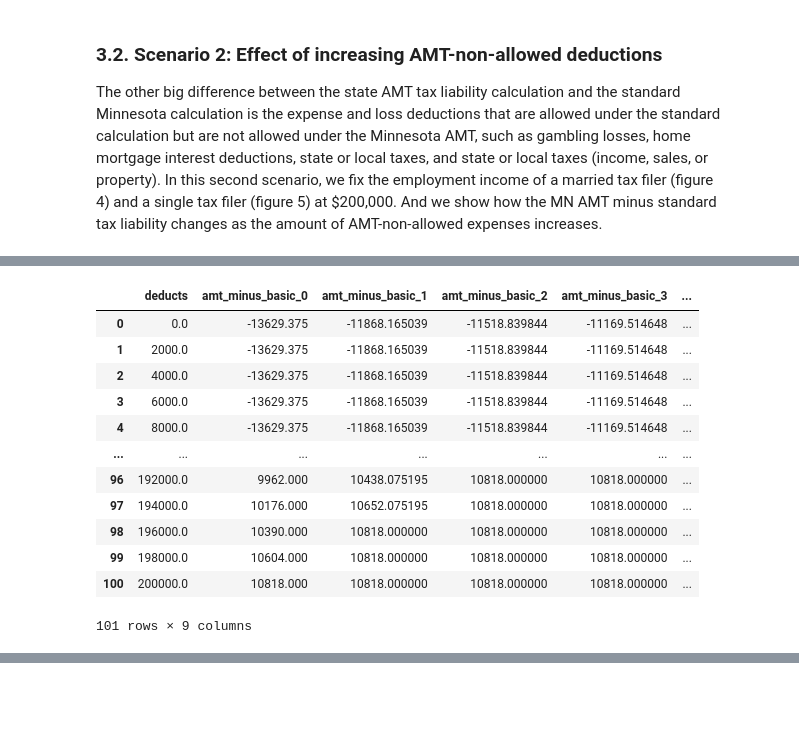
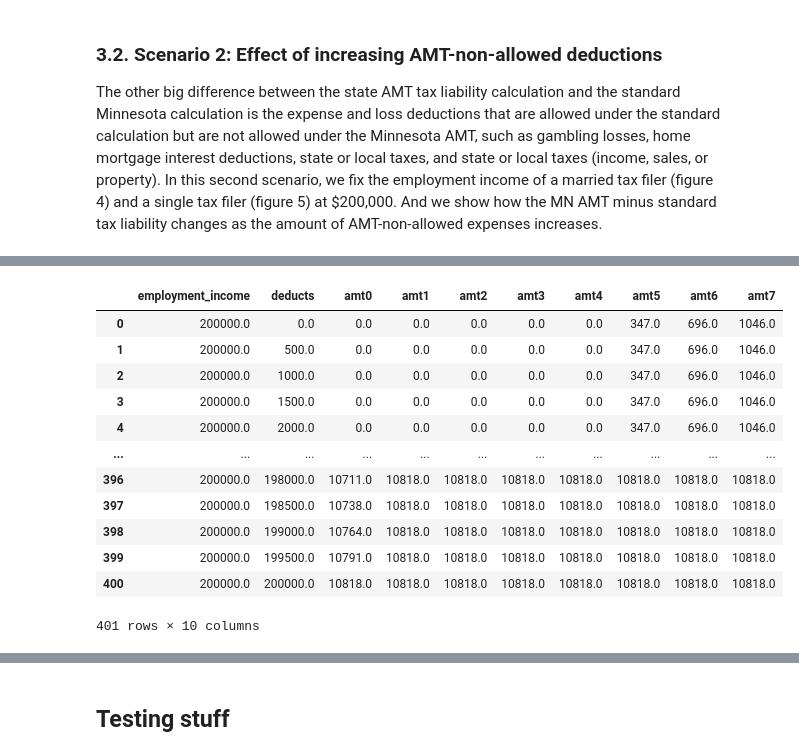
Before and after one commit to TheCGO/MN-AMT, a Jupyter notebook: MN_AMT.ipynb, the cells around one changed output, grey strips where cells are left out. Drawn from its saved outputs; the diff is of its cells as text; code cells hidden in the pictures; blank space fills up the shorter version.

```diff
--- a/MN_AMT.ipynb
+++ b/MN_AMT.ipynb
@@ -559,13 +560,12 @@ def make_tax(adults, children):
         mn_gambling_loss_deduction=100_000
     )
     sim.add_household(name="household", members=members, state_code="MN")
-    sim.vary("employment_income", max=600_000, step=2_000)
+    sim.vary("employment_income", max=600_000, step=500)
     employment_income = sim.calc("employment_income")[0]
     state_income_tax = sim.calc("state_income_tax")[0].round()
     mtr = sim.deriv("state_income_tax", "employment_income", wrt_target="head")
     amt = sim.calc("mn_amt")[0]
     basic_tax = sim.calc("mn_basic_tax")[0]
-    amt_minus_basic = amt - basic_tax
     return pd.DataFrame(
         dict(
             employment_income=employment_income,
@@ -573,7 +573,6 @@ def make_tax(adults, children):
             mtr=mtr,
             amt=amt,
             basic_tax=basic_tax,
-            amt_minus_basic=amt_minus_basic,
             adults=adults,
             children=str(children),
         )
@@ -590,11 +589,11 @@ for num_children in range (0, 8):
     cds_mar_list.append(ColumnDataSource(df))
 
 # Merge files together to make one simple .csv source file fig2_source.csv
-df_fig2_source = df_mar_list[0][["employment_income", "amt_minus_basic"]]
-df_fig2_source.rename(columns={"amt_minus_basic": "amt_minus_basic_0"}, inplace=True)
+df_fig2_source = df_mar_list[0][["employment_income", "amt"]]
+df_fig2_source.rename(columns={"amt": "amt0"}, inplace=True)
 for num_children in range (1, 8):
-    df_fig2_source["amt_minus_basic_" + str(num_children)] = \
-        df_mar_list[num_children]["amt_minus_basic"]
+    df_fig2_source["amt" + str(num_children)] = \
+        df_mar_list[num_children]["amt"]
 df_fig2_source.to_csv('./data/fig2_source.csv', index=False)
 df_fig2_source
 # %% [output]
@@ -622,11 +621,11 @@ for num_children in range (0, 8):
     cds_sngl_list.append(ColumnDataSource(df))
 
 # Merge files together to make one simple .csv source file fig3_source.csv
-df_fig3_source = df_sngl_list[0][["employment_income", "amt_minus_basic"]]
-df_fig3_source.rename(columns={"amt_minus_basic": "amt_minus_basic_0"}, inplace=True)
+df_fig3_source = df_sngl_list[0][["employment_income", "amt"]]
+df_fig3_source.rename(columns={"amt": "amt0"}, inplace=True)
 for num_children in range (1, 8):
-    df_fig3_source["amt_minus_basic_" + str(num_children)] = \
-        df_sngl_list[num_children]["amt_minus_basic"]
+    df_fig3_source["amt" + str(num_children)] = \
+        df_sngl_list[num_children]["amt"]
 df_fig3_source.to_csv('./data/fig3_source.csv', index=False)
 df_fig3_source
 # %% [output]
@@ -1047,13 +1044,12 @@ def make_tax_2(adults, children):
     sim.add_tax_unit(name="tax_unit", members=members, premium_tax_credit=0)
     sim.add_household(name="household", members=members, state_code="MN")
     employment_income = sim.calc("employment_income")[0].round()
-    sim.vary("mn_other_itemized_deductions", max=200_000, step=2_000)
+    sim.vary("mn_other_itemized_deductions", max=200_000, step=500)
     deducts = sim.calc("mn_other_itemized_deductions")[0]
     state_income_tax = sim.calc("state_income_tax")[0].round()
     mtr = sim.deriv("state_income_tax", "employment_income", wrt_target="head")
     amt = sim.calc("mn_amt")[0]
     basic_tax = sim.calc("mn_basic_tax")[0]
-    amt_minus_basic = amt - basic_tax
     return pd.DataFrame(
         dict(
             employment_income=employment_income,
@@ -1062,7 +1058,6 @@ def make_tax_2(adults, children):
             mtr=mtr,
             amt=amt,
             basic_tax=basic_tax,
-            amt_minus_basic=amt_minus_basic,
             adults=adults,
             children=str(children),
         )
@@ -1080,12 +1075,11 @@ for num_children in range (0, 8):
     cds_deduct_mar_list.append(ColumnDataSource(df))
 
 # Merge files together to make one simple .csv source file fig4_source.csv
-df_fig4_source = df_deduct_mar_list[0][["deducts", "amt_minus_basic"]]
-df_fig4_source.rename(columns={"amt_minus_basic": "amt_minus_basic_0"},
-                      inplace=True)
+df_fig4_source = df_deduct_mar_list[0][["employment_income", "deducts", "amt"]]
+df_fig4_source.rename(columns={"amt": "amt0"}, inplace=True)
 for num_children in range (1, 8):
-    df_fig4_source["amt_minus_basic_" + str(num_children)] = \
-        df_deduct_mar_list[num_children]["amt_minus_basic"]
+    df_fig4_source["amt" + str(num_children)] = \
+        df_deduct_mar_list[num_children]["amt"]
 df_fig4_source.to_csv('./data/fig4_source.csv', index=False)
 df_fig4_source
 # %% [output]
@@ -1105,37 +1099,37 @@ df_fig4_source
 # %%
 # Make a list of DataFrames, one for each number of children 0 to 7
 # (8 DataFrames) forsingle filers (2 adults) with $200,000 of employment
 # income
 df_deduct_sngl_list = []
 cds_deduct_sngl_list = []
 for num_children in range (0, 8):
     df = make_tax_2(adults=1, children=num_children)
     df_deduct_sngl_list.append(df)
     cds_deduct_sngl_list.append(ColumnDataSource(df))
 df_deduct_sngl_list
 
 # Merge files together to make one simple .csv source file fig5_source.csv
-df_fig5_source = df_deduct_sngl_list[0][["deducts", "amt_minus_basic"]]
-df_fig5_source.rename(columns={"amt_minus_basic": "amt_minus_basic_0"},
-                      inplace=True)
+df_fig5_source = df_deduct_sngl_list[0][["employment_income", "deducts",
+                                         "amt"]]
+df_fig5_source.rename(columns={"amt": "amt0"}, inplace=True)
 for num_children in range (1, 8):
-    df_fig5_source["amt_minus_basic_" + str(num_children)] = \
-        df_deduct_sngl_list[num_children]["amt_minus_basic"]
+    df_fig5_source["amt" + str(num_children)] = \
+        df_deduct_sngl_list[num_children]["amt"]
 df_fig5_source.to_csv('./data/fig5_source.csv', index=False)
 df_fig5_source
 # %% [output]
-|  | deducts | amt_minus_basic_0 | amt_minus_basic_1 | amt_minus_basic_2 | amt_minus_basic_3 | ... |
-| 0 | 0.0 | -13629.375 | -11868.165039 | -11518.839844 | -11169.514648 | ... |
-| 1 | 2000.0 | -13629.375 | -11868.165039 | -11518.839844 | -11169.514648 | ... |
-| 2 | 4000.0 | -13629.375 | -11868.165039 | -11518.839844 | -11169.514648 | ... |
-| 3 | 6000.0 | -13629.375 | -11868.165039 | -11518.839844 | -11169.514648 | ... |
-| 4 | 8000.0 | -13629.375 | -11868.165039 | -11518.839844 | -11169.514648 | ... |
-| ... | ... | ... | ... | ... | ... | ... |
-| 96 | 192000.0 | 9962.000 | 10438.075195 | 10818.000000 | 10818.000000 | ... |
-| 97 | 194000.0 | 10176.000 | 10652.075195 | 10818.000000 | 10818.000000 | ... |
-| 98 | 196000.0 | 10390.000 | 10818.000000 | 10818.000000 | 10818.000000 | ... |
-| 99 | 198000.0 | 10604.000 | 10818.000000 | 10818.000000 | 10818.000000 | ... |
-| 100 | 200000.0 | 10818.000 | 10818.000000 | 10818.000000 | 10818.000000 | ... |
+|  | employment_income | deducts | amt0 | amt1 | amt2 | amt3 | amt4 | amt5 | amt6 | amt7 |
+| 0 | 200000.0 | 0.0 | 0.0 | 0.0 | 0.0 | 0.0 | 0.0 | 347.0 | 696.0 | 1046.0 |
+| 1 | 200000.0 | 500.0 | 0.0 | 0.0 | 0.0 | 0.0 | 0.0 | 347.0 | 696.0 | 1046.0 |
+| 2 | 200000.0 | 1000.0 | 0.0 | 0.0 | 0.0 | 0.0 | 0.0 | 347.0 | 696.0 | 1046.0 |
+| 3 | 200000.0 | 1500.0 | 0.0 | 0.0 | 0.0 | 0.0 | 0.0 | 347.0 | 696.0 | 1046.0 |
+| 4 | 200000.0 | 2000.0 | 0.0 | 0.0 | 0.0 | 0.0 | 0.0 | 347.0 | 696.0 | 1046.0 |
+| ... | ... | ... | ... | ... | ... | ... | ... | ... | ... | ... |
+| 396 | 200000.0 | 198000.0 | 10711.0 | 10818.0 | 10818.0 | 10818.0 | 10818.0 | 10818.0 | 10818.0 | 10818.0 |
+| 397 | 200000.0 | 198500.0 | 10738.0 | 10818.0 | 10818.0 | 10818.0 | 10818.0 | 10818.0 | 10818.0 | 10818.0 |
+| 398 | 200000.0 | 199000.0 | 10764.0 | 10818.0 | 10818.0 | 10818.0 | 10818.0 | 10818.0 | 10818.0 | 10818.0 |
+| 399 | 200000.0 | 199500.0 | 10791.0 | 10818.0 | 10818.0 | 10818.0 | 10818.0 | 10818.0 | 10818.0 | 10818.0 |
+| 400 | 200000.0 | 200000.0 | 10818.0 | 10818.0 | 10818.0 | 10818.0 | 10818.0 | 10818.0 | 10818.0 | 10818.0 |
-101 rows × 9 columns
+401 rows × 10 columns
 # %%
 # fig4_title = (
@@ -1525,3 +1517,5 @@ show(fig5)
 [interactive output not drawn]
 [interactive output not drawn]
 [interactive output not drawn]
+# %% [markdown]
+## Testing stuff
```
Also changed, not shown: parts of 10 cells of this notebook.
